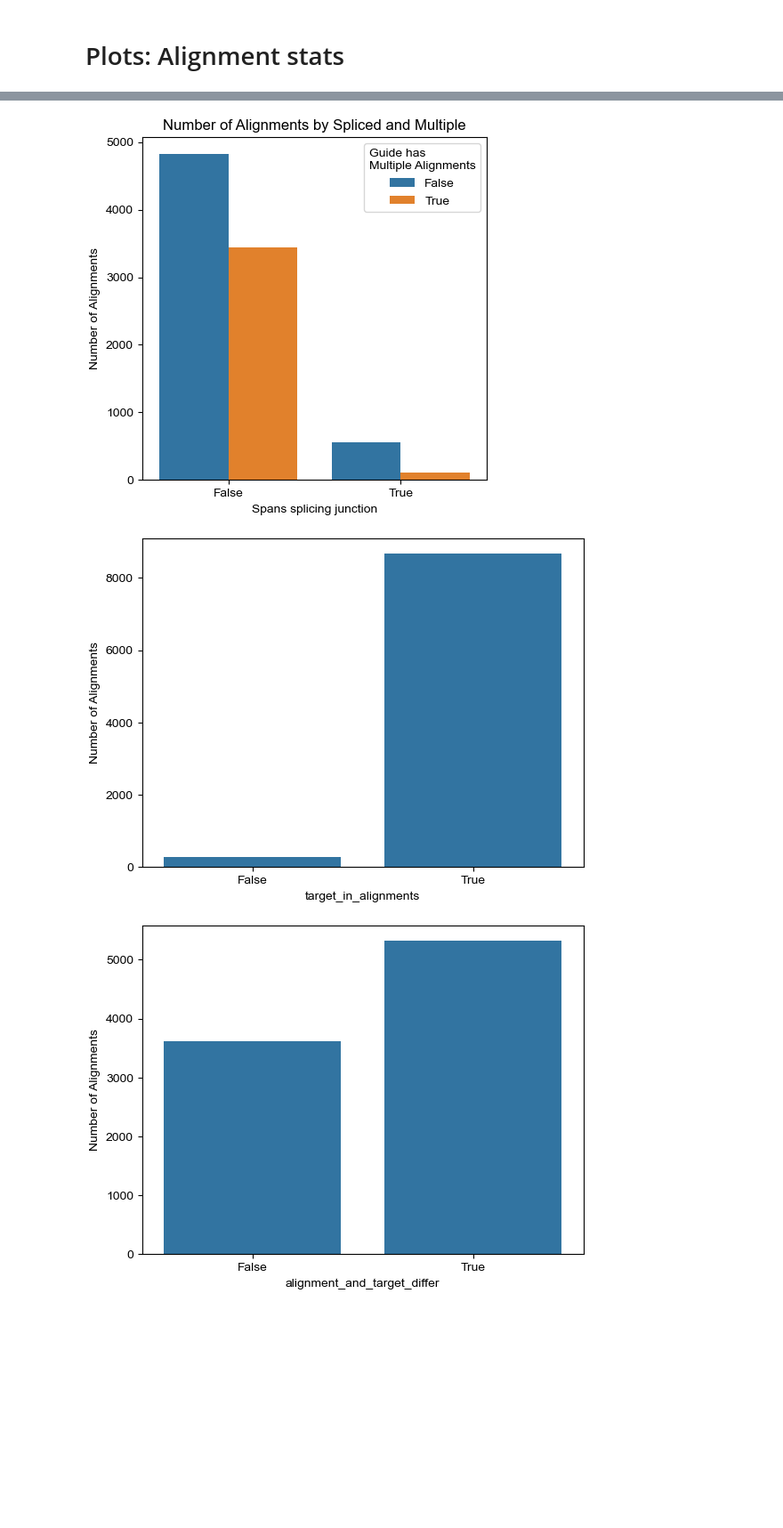
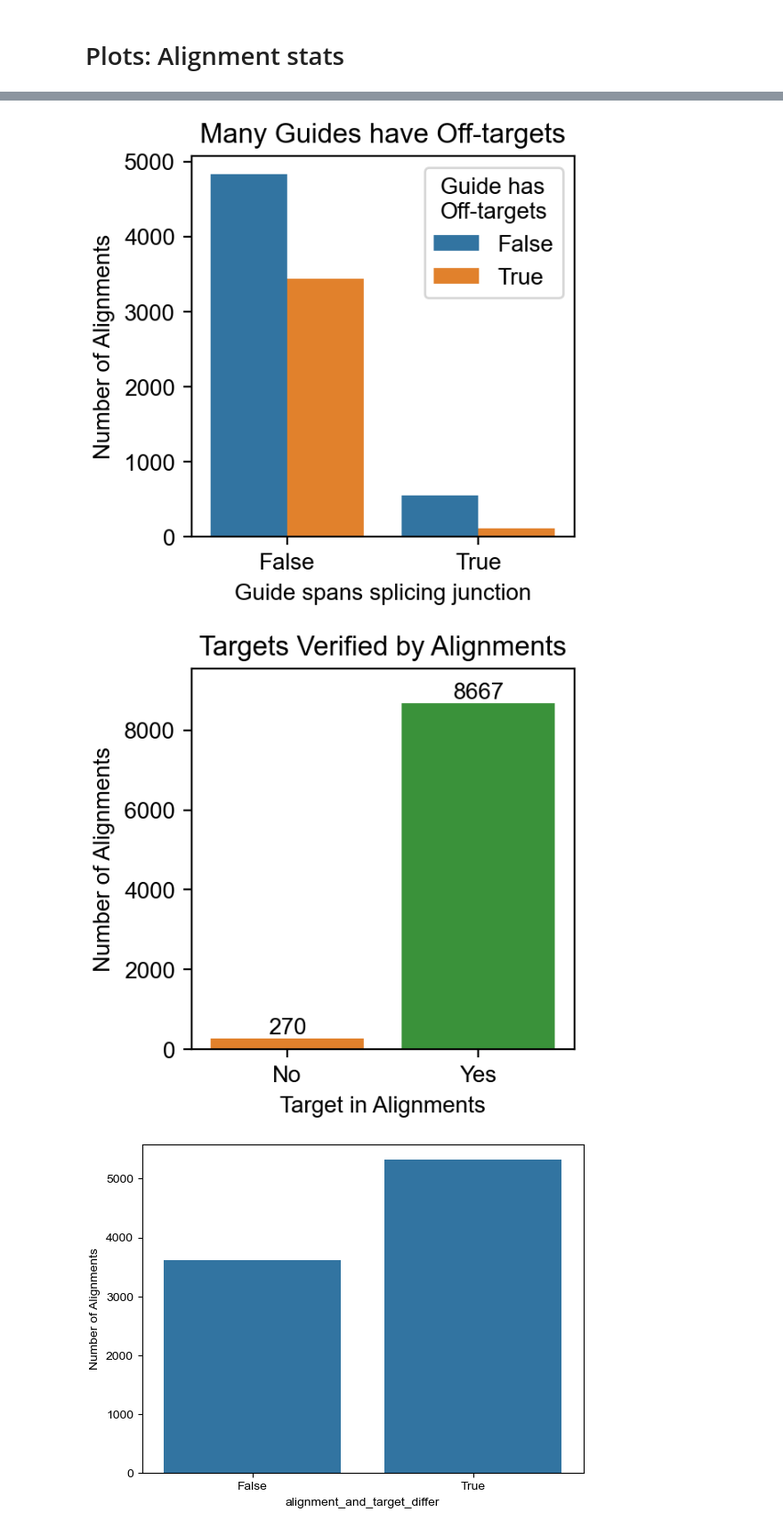
Before and after one commit to stefanpeidli/SYM101, a Jupyter notebook: notebooks/SYM101_check_alignment.ipynb, the cells around one changed output, grey strips where cells are left out. Shown at 89% size. Cells and saved outputs as stored; diff of their text form; code cells hidden in the pictures; blank space fills up the shorter version.

Commit message:
Save alignment notebook

```diff
--- a/notebooks/SYM101_check_alignment.ipynb
+++ b/notebooks/SYM101_check_alignment.ipynb
@@ -269,23 +269,33 @@ samfile_df.head()
 # %%
 # Observations:
 tdf = samfile_df.value_counts(["is_spliced", "multiple"]).reset_index()
-fig, ax = pl.subplots(figsize=(5, 5))
+fig, ax = pl.subplots(figsize=(3, 3), dpi=200)
 
 sns.barplot(data=tdf, x="is_spliced", y="count", hue="multiple")
 ax.set_ylabel("Number of Alignments")
-ax.set_xlabel("Spans splicing junction")
-ax.set_title("Number of Alignments by Spliced and Multiple")
-ax.legend(title="Guide has\nMultiple Alignments", loc="upper right")
+ax.set_xlabel("Guide spans splicing junction")
+ax.set_title("Many Guides have Off-targets")
+ax.legend(title="Guide has\nOff-targets", loc="upper right")
 pl.show()
 # %% [output]
-[figure, old version]
+[figure, new version]
 # %%
 tdf = samfile_df.value_counts(["target_in_alignments"]).reset_index()
-sns.barplot(data=tdf, y="count", x="target_in_alignments")
-pl.ylabel("Number of Alignments")
+fig, ax = pl.subplots(figsize=(3, 3), dpi=200)
+sns.barplot(data=tdf, y="count", x="target_in_alignments", hue="target_in_alignments", palette=["tab:orange", "tab:green"], ax=ax)
+ax.set_ylabel("Number of Alignments")
+ax.set_title("Targets Verified by Alignments")
+ax.set_xlabel("Target in Alignments")
+ax.set_xticks([0, 1], ["No", "Yes"])
+ax.legend_.remove()  # Remove legend since it's redundant
+# add number of guides over the bars
+for p in ax.patches:
+    if p.get_height() > 0:
+        ax.annotate(f"{int(p.get_height())}", (p.get_x() + p.get_width() / 2., p.get_height()), ha='center', va='bottom', fontsize=10, color='black')
+ax.set_ylim(0, tdf['count'].max() * 1.1)  # Add some space above the bars
 pl.show()
 # %% [output]
-[figure, old version]
+[figure, new version]
 # %%
 tdf = samfile_df.value_counts(["alignment_and_target_differ"]).reset_index()
 sns.barplot(data=tdf, y="count", x="alignment_and_target_differ")
```
Also changed, not shown: parts of 17 cells of this notebook.
